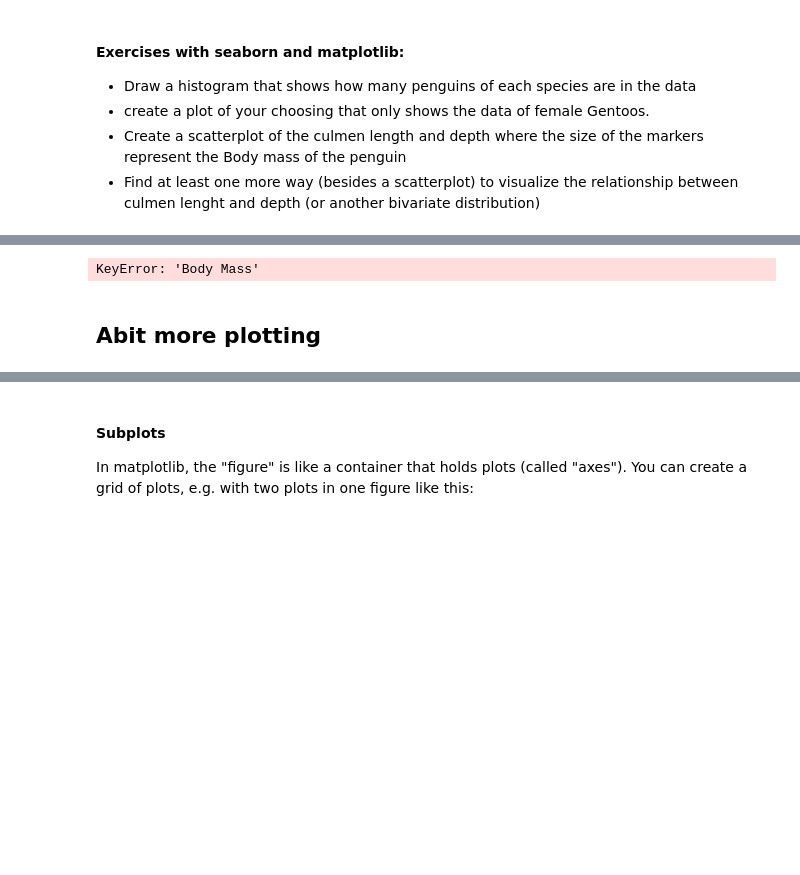
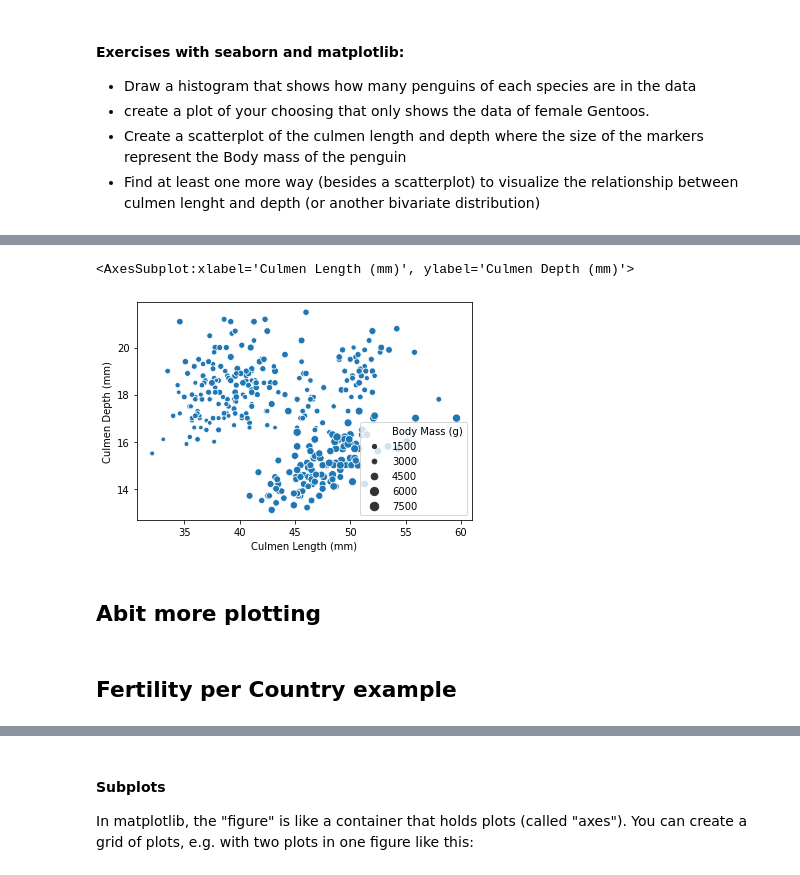
Before and after one commit to RosiNantis/Projects_from_Spiced_personal, a Jupyter notebook: Week_1/spiced_encounters/06-plotting/plotting_encounters_alex.ipynb, the cells around one changed output, grey strips where cells are left out. Cells and saved outputs as stored; diff of their text form; code cells hidden in the pictures; blank space fills up the shorter version.

```diff
--- a/Week_1/spiced_encounters/06-plotting/plotting_encounters_alex.ipynb
+++ b/Week_1/spiced_encounters/06-plotting/plotting_encounters_alex.ipynb
@@ -228,8 +221,15 @@ df[df['Sex'] == 'FEMALE'].plot(x='Body Mass (g)', y= 'Flipper Length (mm)', kind
 # %%
 #Create a scatterplot of the culmen length and depth where the size of the markers represent the Body mass of the penguin
 
 #plt.scatter(df['Culmen Depth (mm)'], df['Culmen Length (mm)'], s=100, c="green", marker ='o')
-plt.scatter(df['Culmen Length (mm)'], df['Culmen Depth (mm)'], s= df['Body Mass'])
-plt.show()
+
+#df['Body Mass (g)']
+#plt.scatter(df['Culmen Length (mm)'], df['Culmen Depth (mm)'],s = df['Body Mass (g)'])
+#plt.title('Body Mass')
+#plt.ylabel('Culmen Depth in mm')
+#plt.xlabel('Culmen Length in mm')
+#plt.show()
+sns.scatterplot(data=df, x='Culmen Length (mm)', y='Culmen Depth (mm)', size = 'Body Mass (g)')   #first without "hue"
 # %% [output]
-KeyError: 'Body Mass'
+<AxesSubplot:xlabel='Culmen Length (mm)', ylabel='Culmen Depth (mm)'>
+[figure, added]
@@ -236,2 +238,4 @@ KeyError: 'Body Mass'
 # %% [markdown]
 ## Abit more plotting
+# %% [markdown]
+## Fertility per Country example
```
Also changed, not shown: parts of 12 cells of this notebook, 48 other files.
